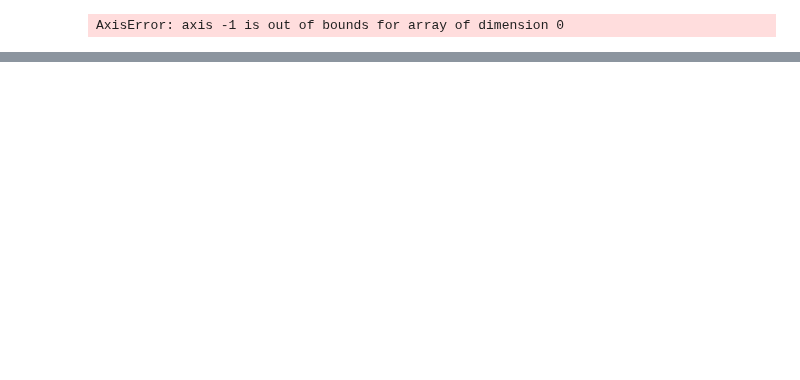
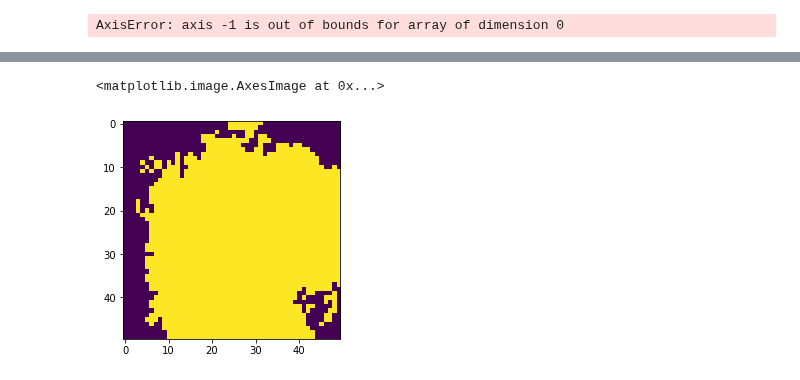
Before and after one commit to batuhan-gundogdu/prostateMRI, a Jupyter notebook: Hybrid1.0.ipynb, the cells around one changed output, grey strips where cells are left out. Saved outputs shown, nothing was run; the diff lists cells and outputs as text; code cells hidden in the pictures; blank space fills up the shorter version.

```diff
--- a/Hybrid1.0.ipynb
+++ b/Hybrid1.0.ipynb
@@ -218,3 +213,19 @@ ax[1].imshow(T2_map, cmap='gray', vmax=200)
+# %%
+import PIDS_functions as pf
+from skimage import morphology
+PIDS_1, PIDS_2, PIDS_3, PIDS_4 = pf.detect_PIDS_slice(b_values, hybrid_data[35:85, 35:85, sliceIndex, :, :])
+PIDS = PIDS_1.astype(float) + PIDS_2.astype(float)
+for i in range(0,3):
+     for j in range(0,2):
+         PIDS += PIDS_3[:,:,i, j].astype(float)
+
+PIDS = 1 - (PIDS>0).astype(float)
+PIDS = morphology.remove_small_objects(PIDS.astype(bool), min_size=50, connectivity=50)
+PIDS = morphology.remove_small_holes(PIDS, area_threshold=50, connectivity=1)
+plt.imshow(PIDS)
+# %% [output]
+<matplotlib.image.AxesImage at 0x...>
+[figure, added]
 # %%
 def CreateInputImageDict(inHybrid, inADCMap, inT2Map):
     """
```
Also changed, not shown: parts of 7 cells of this notebook, 2 other files.
